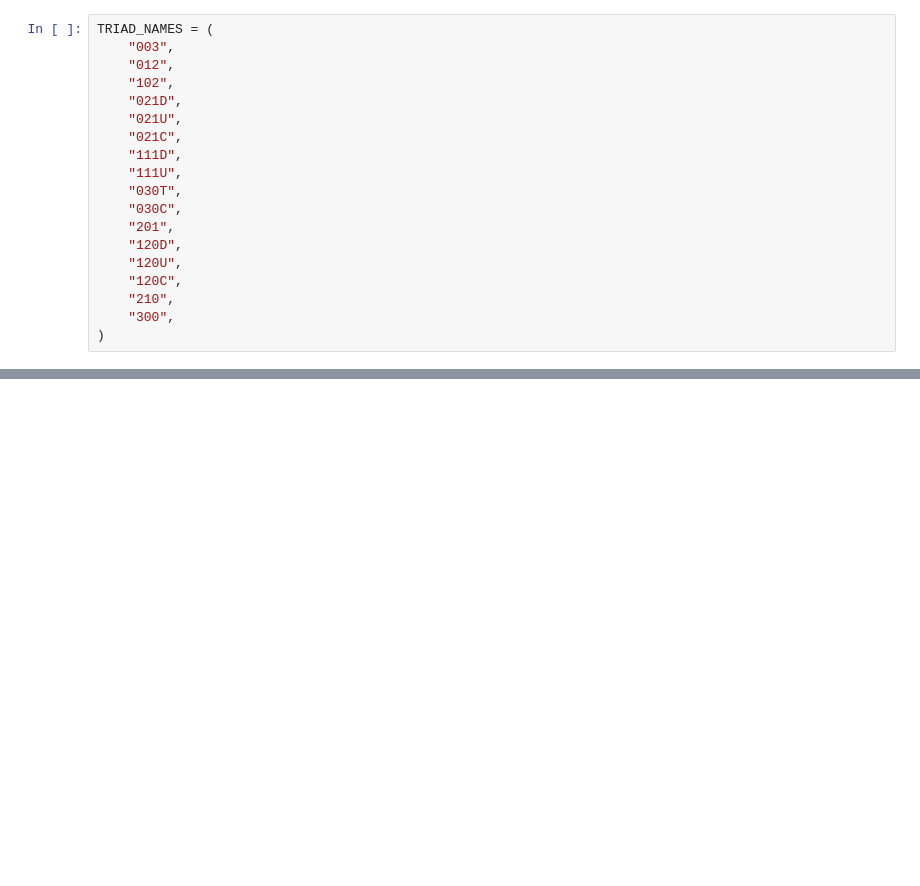
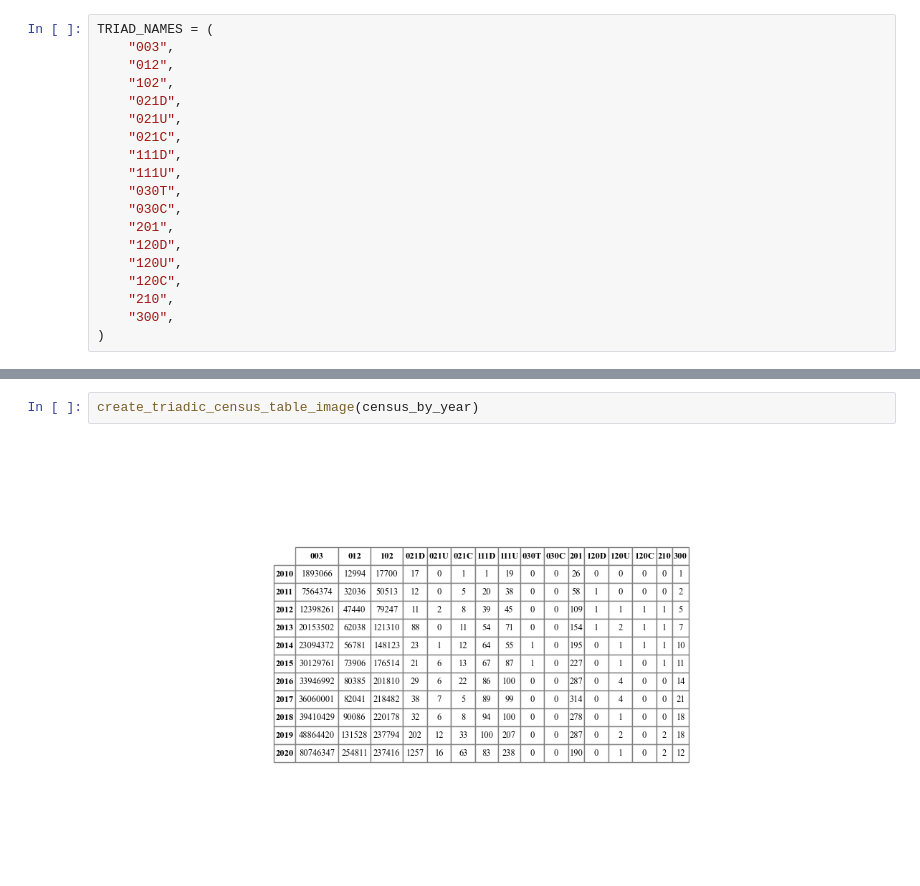
Before and after one commit to bhinshaww/MDSC-Culminating-Experience--Dartmouth-College-, a Jupyter notebook: Analyses/motif_detection.ipynb, the cells around one changed output, grey strips where cells are left out. Drawn from its saved outputs; the diff is of its cells as text; blank space fills up the shorter version.

```diff
--- a/Analyses/motif_detection.ipynb
+++ b/Analyses/motif_detection.ipynb
@@ -382,0 +421,4 @@ for graph_year in graphs_by_year.keys():
+# %%
+create_triadic_census_table_image(census_by_year)
+# %% [output]
+[figure, added]
```
Also changed, not shown: parts of 3 cells of this notebook, 4 other files.
